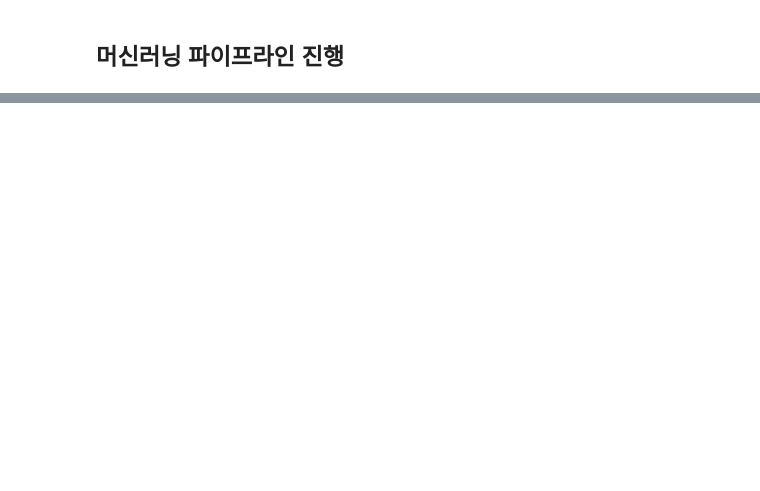
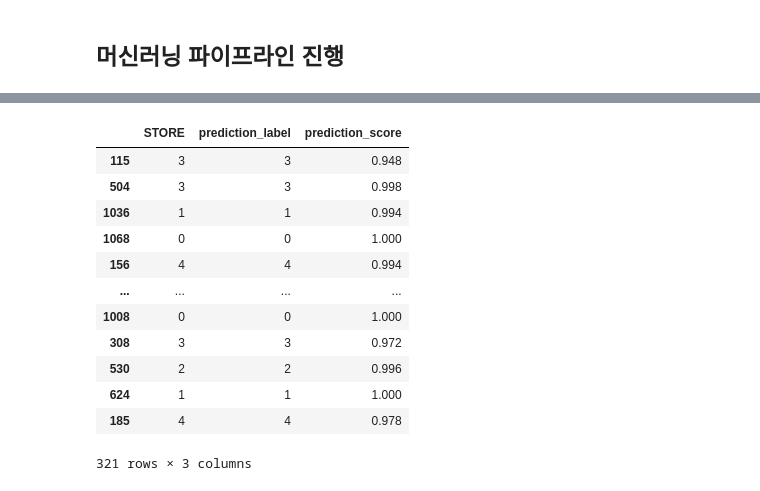
Before and after one commit to teddylee777/auto-ml, a Jupyter notebook: 05-PyCaret/tutorials/00-Intro.ipynb, the cells around one changed output, grey strips where cells are left out. Saved outputs shown, nothing was run; the diff lists cells and outputs as text; code cells hidden in the pictures; blank space fills up the shorter version.

```diff
--- a/05-PyCaret/tutorials/00-Intro.ipynb
+++ b/05-PyCaret/tutorials/00-Intro.ipynb
@@ -34,2 +144,16 @@ save_model(best, 'my-model')
 # %%
-predictions[['STORE', 'Label', 'Score']]
+predictions[['STORE', 'prediction_label', 'prediction_score']]
+# %% [output]
+|  | STORE | prediction_label | prediction_score |
+| 115 | 3 | 3 | 0.948 |
+| 504 | 3 | 3 | 0.998 |
+| 1036 | 1 | 1 | 0.994 |
+| 1068 | 0 | 0 | 1.000 |
+| 156 | 4 | 4 | 0.994 |
+| ... | ... | ... | ... |
+| 1008 | 0 | 0 | 1.000 |
+| 308 | 3 | 3 | 0.972 |
+| 530 | 2 | 2 | 0.996 |
+| 624 | 1 | 1 | 1.000 |
+| 185 | 4 | 4 | 0.978 |
+321 rows × 3 columns
```
Also changed, not shown: parts of 5 cells of this notebook, 3 other files.
